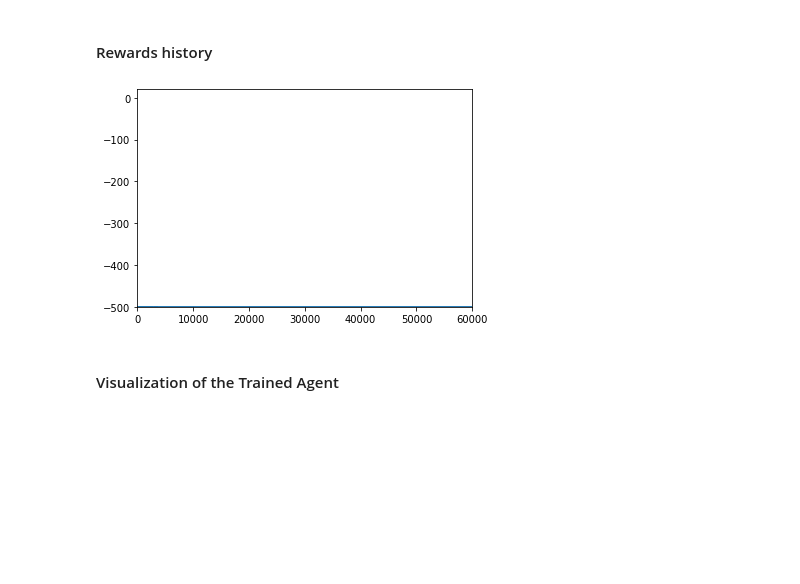
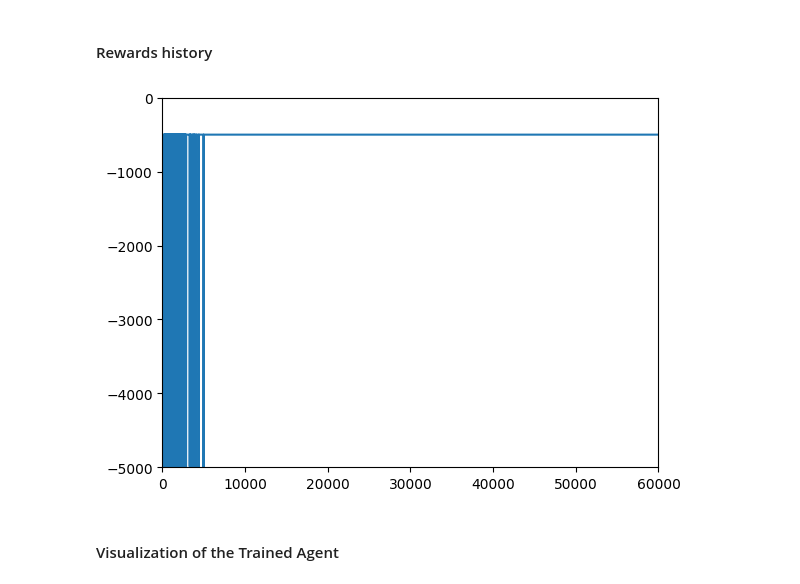
Before and after one commit to tamaratataru/CartPoleRLP, a Jupyter notebook: Monte_Carlo_GREEDY.ipynb, the cells around one changed output. Drawn from its saved outputs; the diff is of its cells as text; code cells hidden in the pictures; blank space fills up the shorter version.

```diff
--- a/Monte_Carlo_GREEDY.ipynb
+++ b/Monte_Carlo_GREEDY.ipynb
@@ -60,24 +60,24 @@ def execute_episode(Q, max_timesteps, epsilon):
     action = get_epsilon_greedy_action (Q, state,epsilon)
 
 
-    for _ in range(max_timesteps):
+    for i in range(max_timesteps):
 
         # Pick action following epsilon-greedy policy
         new_state, reward, done, info, _ = env.step(action)
         new_action = get_epsilon_greedy_action (Q, new_state,epsilon)
         # Perform action and receive new state S' and reward R
-
+        state = new_state
+        action = new_action
         state_trajectory.append(state)
         action_trajectory.append(action)
         reward_trajectory.append(reward)
 
-        state = new_state
-        action = new_action
+
 
         if done:
             break
 
-    return Q, sum(reward_trajectory), state_trajectory, action_trajectory, reward_trajectory
+    return Q, sum(reward_trajectory), state_trajectory, action_trajectory, reward_trajectory, i
 # %% [markdown]
 ### Train Agent
 # %%
@@ -86,8 +86,7 @@ discount_factor = 0.9
 n_episodes = 60000
 n_steps = 500
 
-alpha = 0.5
-gamma = 0.8
+
 
 def compute_cum_rewards(gamma, t, rewards):
     """Cumulative reward function"""
@@ -106,19 +105,19 @@ def train_q_learning(epsilon):
     for episode in range(n_episodes):
         print(f'Training on Episode {episode+1}... Epsilon: {epsilon}', end="\r")
 
-        Q, reward, state_traject, action_traject, reward_traject  = execute_episode(Q, n_steps, epsilon)
+        Q, reward, state_traject, action_traject, reward_traject, i  = execute_episode(Q, n_steps, epsilon)
 
         rewards_history.append(reward)
 
         # update q table
-        for t in range(len(reward_traject)):
+        for t in range(i):
 
             reward = reward_traject[t]
             action = action_traject[t]
             state = state_traject[t]
 
-            cum_reward = compute_cum_rewards(gamma, t, reward_traject) + reward
-            Q[state, action] += alpha * (cum_reward - Q[state, action])
+            cum_reward = compute_cum_rewards(discount_factor, t, reward_traject) + reward
+            Q[state, action] += step_size * (cum_reward - Q[state, action])
 
     return Q, rewards_history
 # %%
@@ -132,10 +131,11 @@ Training on Episode 60000... Epsilon: 0.1
 # %%
 import matplotlib.pyplot as plt
 
 plt.plot(range(n_episodes), rewards_history)
+plt.axis([0,60000, -5000, 0])
 plt.show()
 # %% [output]
-[figure, old version]
+[figure, new version]
 # %% [markdown]
 #### Visualization of the Trained Agent
 # %%
```
Also changed, not shown: parts of 1 cell of this notebook, 5 other files.
